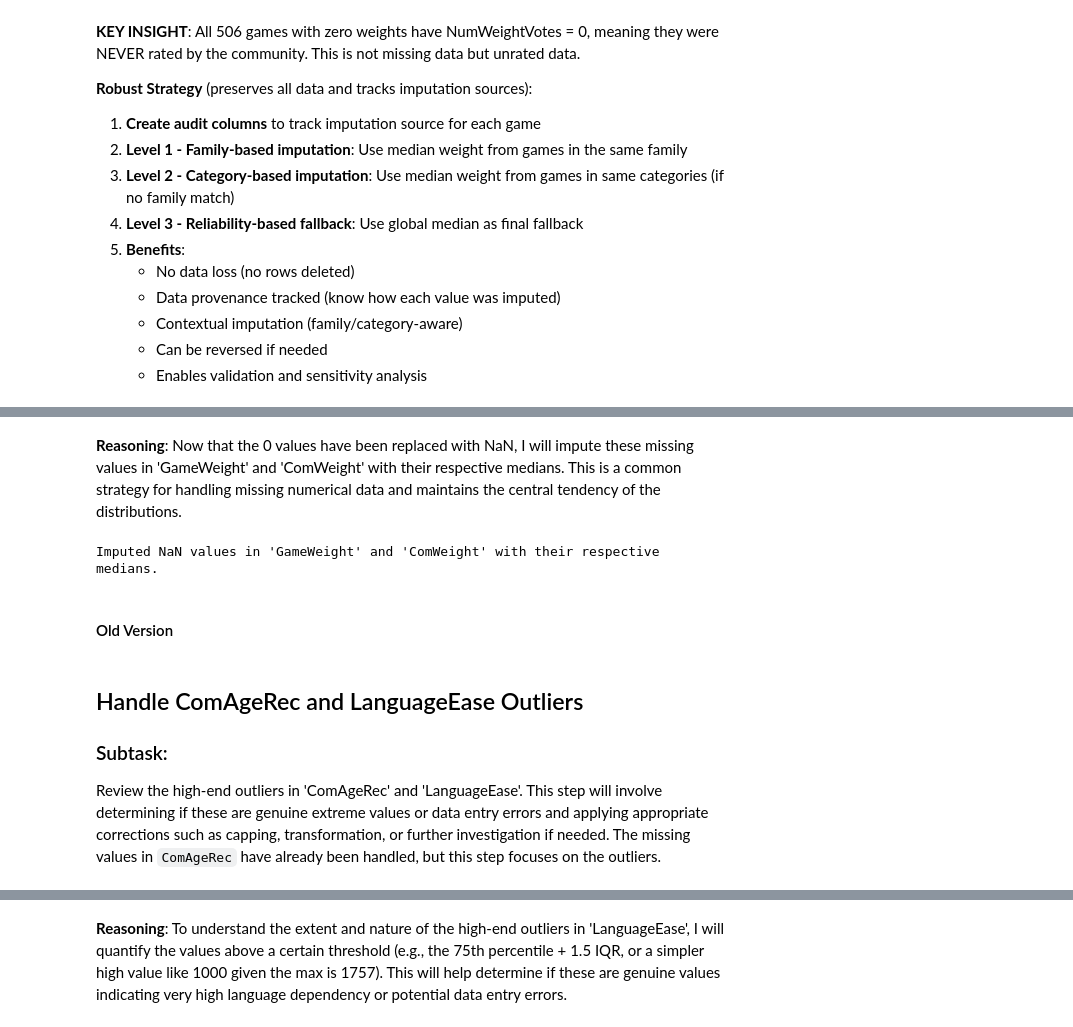
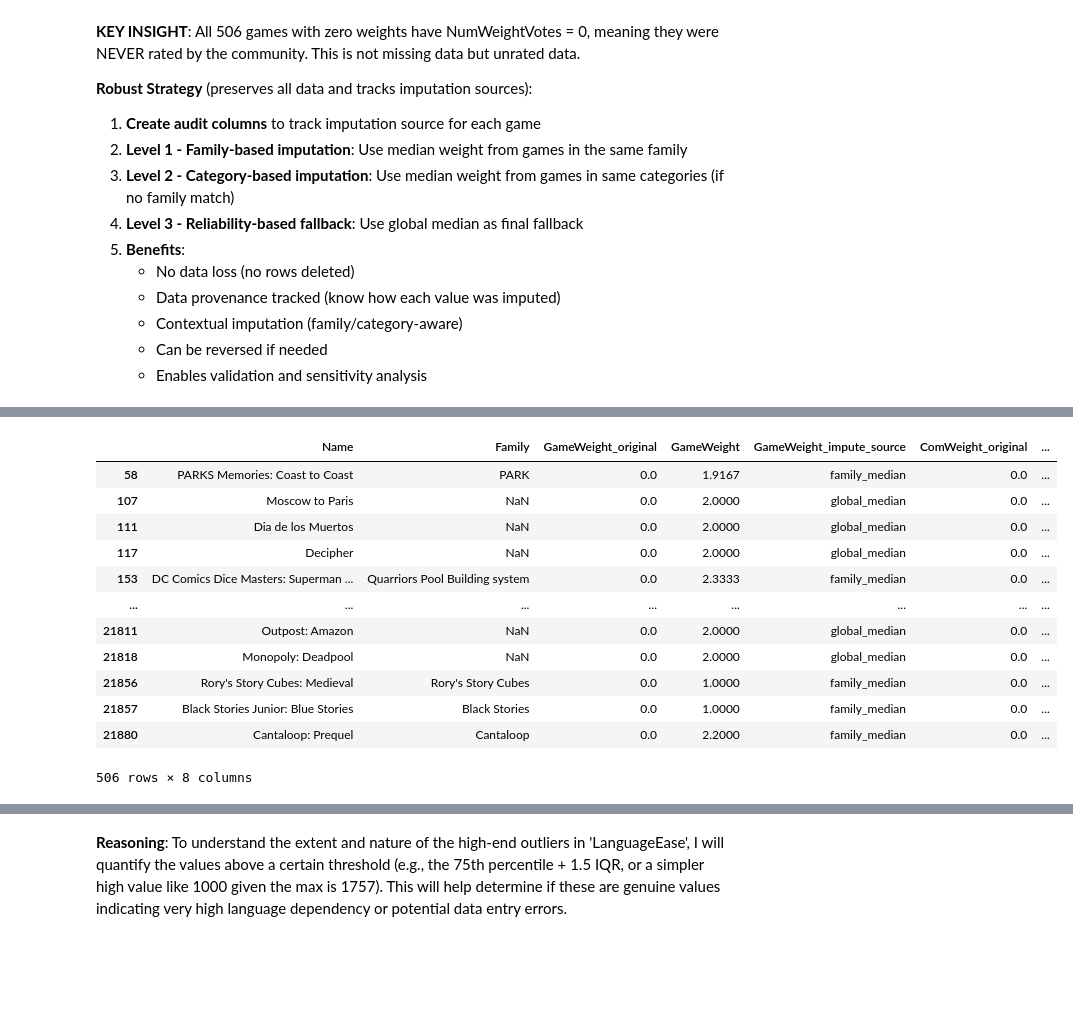
Before and after one commit to kilomo12/Data_Mining_Project, a Jupyter notebook: Data_mining_project/project_data_mining_part1.ipynb, the cells around one changed output, grey strips where cells are left out. Drawn from its saved outputs; the diff is of its cells as text; code cells hidden in the pictures; blank space fills up the shorter version.

```diff
--- a/Data_mining_project/project_data_mining_part1.ipynb
+++ b/Data_mining_project/project_data_mining_part1.ipynb
@@ -1647,20 +1691,17 @@ Name: ComWeight, dtype: float64
-# %% [markdown]
-**Reasoning**:
-Now that the 0 values have been replaced with NaN, I will impute these missing values in 'GameWeight' and 'ComWeight' with their respective medians. This is a common strategy for handling missing numerical data and maintains the central tendency of the distributions.
-# %%
-median_gameweight = df['GameWeight'].median()
-df['GameWeight'] = df['GameWeight'].fillna(median_gameweight)
-
-median_comweight = df['ComWeight'].median()
-df['ComWeight'] = df['ComWeight'].fillna(median_comweight)
-
-print("Imputed NaN values in 'GameWeight' and 'ComWeight' with their respective medians.")
-# %% [output]
-Imputed NaN values in 'GameWeight' and 'ComWeight' with their respective medians.
-# %% [markdown]
-#### Old Version
-# %% [markdown]
-## Handle ComAgeRec and LanguageEase Outliers
-
-### Subtask:
-Review the high-end outliers in 'ComAgeRec' and 'LanguageEase'. This step will involve determining if these are genuine extreme values or data entry errors and applying appropriate corrections such as capping, transformation, or further investigation if needed. The missing values in `ComAgeRec` have already been handled, but this step focuses on the outliers.
+# %%
+# Detailed view of games where both GameWeight and ComWeight were imputed
+df[(df['GameWeight_imputed'] == True) & (df['ComWeight_imputed'] == True)][['Name', 'Family', 'GameWeight_original', 'GameWeight', 'GameWeight_impute_source', 'ComWeight_original', 'ComWeight', 'ComWeight_impute_source']]
+# %% [output]
+|  | Name | Family | GameWeight_original | GameWeight | GameWeight_impute_source | ComWeight_original | ... |
+| 58 | PARKS Memories: Coast to Coast | PARK | 0.0 | 1.9167 | family_median | 0.0 | ... |
+| 107 | Moscow to Paris | NaN | 0.0 | 2.0000 | global_median | 0.0 | ... |
+| 111 | Dia de los Muertos | NaN | 0.0 | 2.0000 | global_median | 0.0 | ... |
+| 117 | Decipher | NaN | 0.0 | 2.0000 | global_median | 0.0 | ... |
+| 153 | DC Comics Dice Masters: Superman ... | Quarriors Pool Building system | 0.0 | 2.3333 | family_median | 0.0 | ... |
+| ... | ... | ... | ... | ... | ... | ... | ... |
+| 21811 | Outpost: Amazon | NaN | 0.0 | 2.0000 | global_median | 0.0 | ... |
+| 21818 | Monopoly: Deadpool | NaN | 0.0 | 2.0000 | global_median | 0.0 | ... |
+| 21856 | Rory's Story Cubes: Medieval | Rory's Story Cubes | 0.0 | 1.0000 | family_median | 0.0 | ... |
+| 21857 | Black Stories Junior: Blue Stories | Black Stories | 0.0 | 1.0000 | family_median | 0.0 | ... |
+| 21880 | Cantaloop: Prequel | Cantaloop | 0.0 | 2.2000 | family_median | 0.0 | ... |
+506 rows × 8 columns
```
Also changed, not shown: parts of 83 cells of this notebook, 1 other file.
